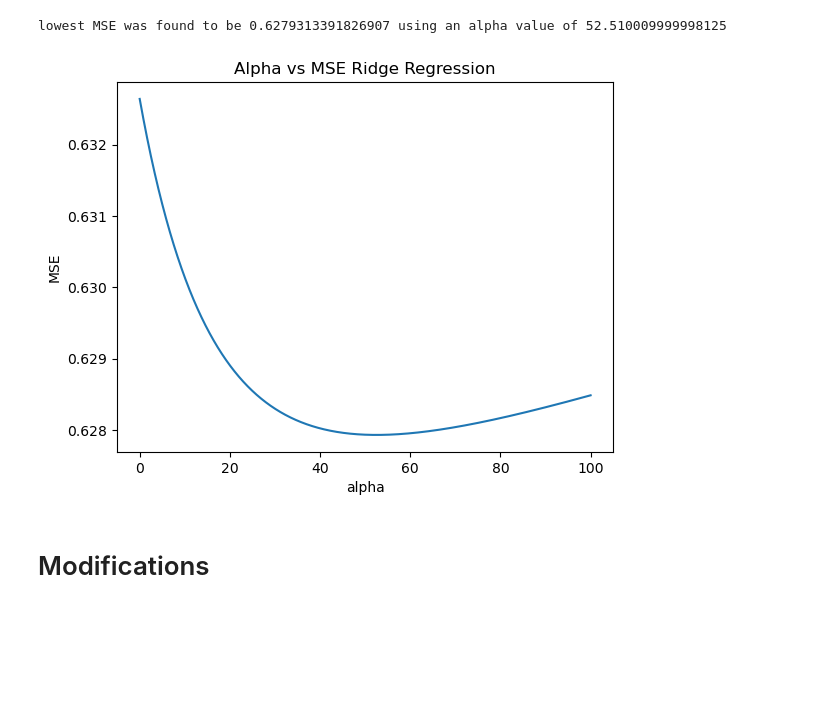
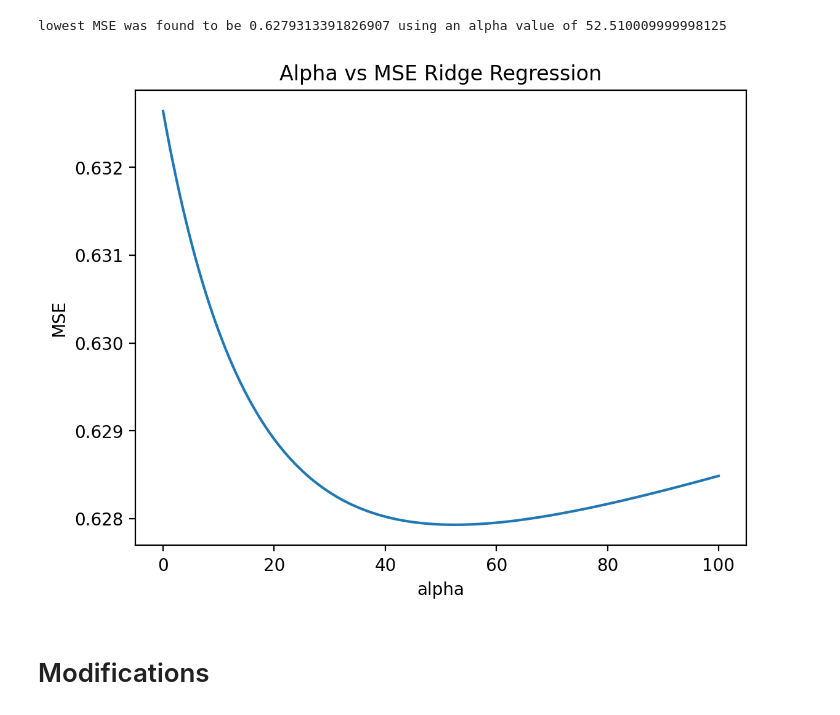
Before and after one commit to tyleryip/ENSF544_Project2, a Jupyter notebook: paper1-RidgeRegression.ipynb, the cells around one changed output. Drawn from its saved outputs; the diff is of its cells as text; code cells hidden in the pictures; blank space fills up the shorter version.

```diff
--- a/paper1-RidgeRegression.ipynb
+++ b/paper1-RidgeRegression.ipynb
@@ -155,13 +155,15 @@ lowest MSE was found to be 0.6279313391826907 using an alpha value of 52.5100099
 # %%
 import matplotlib.pyplot as plt
 
+%matplotlib inline
+plt.rcParams['figure.dpi'] = 200
 plt.plot(alphas, MSEs)
 plt.title('Alpha vs MSE Ridge Regression')
 plt.xlabel('alpha')
 plt.ylabel('MSE')
 plt.show()
 # %% [output]
-[figure, old version]
+[figure, new version]
 # %% [markdown]
 # Modifications
 # %%
```
Also changed, not shown: parts of 1 cell of this notebook.
